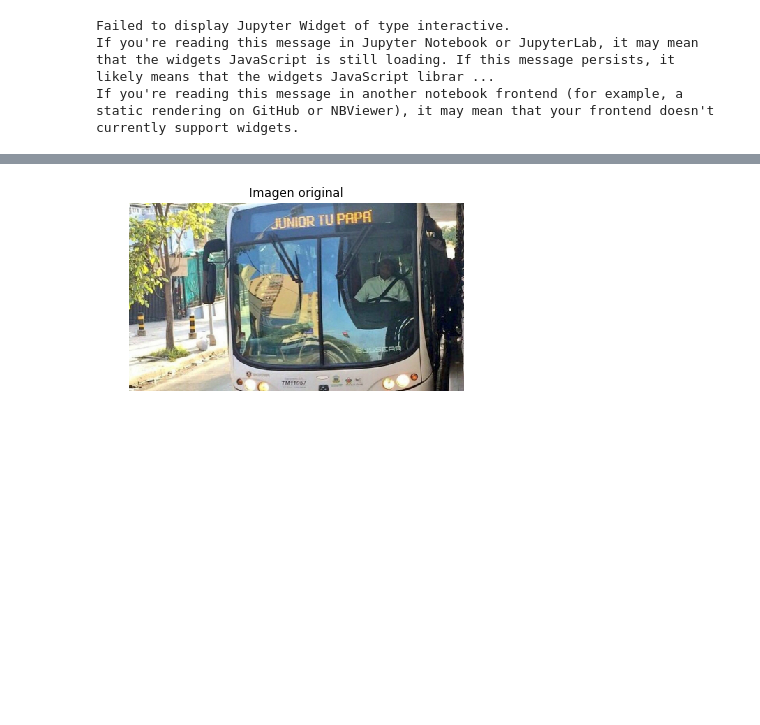
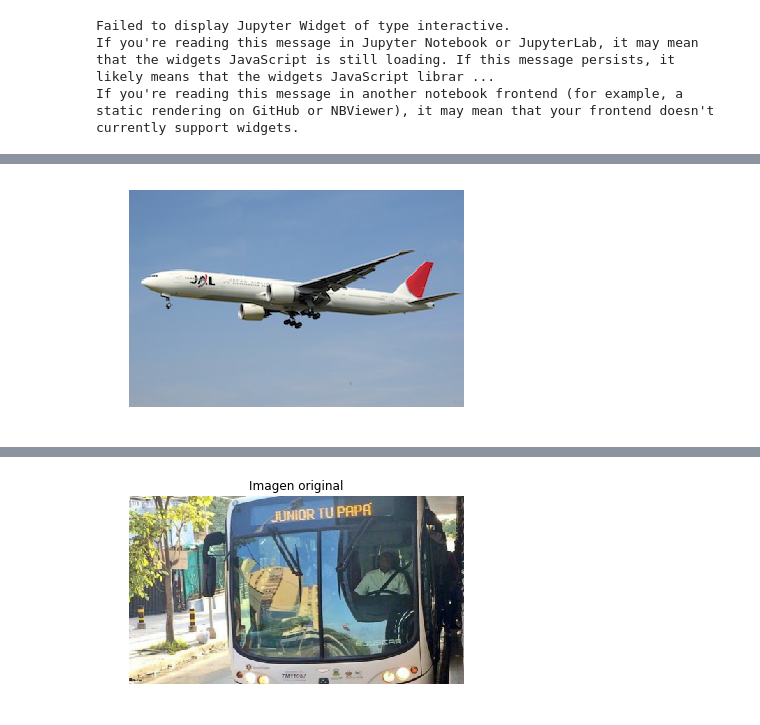
Before and after one commit to JorgeMartinezG/image-processing_workshop, a Jupyter notebook: Workshop.ipynb, the cells around one changed output, grey strips where cells are left out. Cells and saved outputs as stored; diff of their text form; code cells hidden in the pictures; blank space fills up the shorter version.

```diff
--- a/Workshop.ipynb
+++ b/Workshop.ipynb
@@ -201,0 +247,6 @@ If you're reading this message in another notebook frontend (for example, a stat
+# %%
+img_src = cv2.imread('images/airplane.jpg')
+img_src = cv2.cvtColor(img_src, cv2.COLOR_BGR2RGB)
+plt.imshow(img_src); plt.axis('off');
+# %% [output]
+[figure, added]
```
Also changed, not shown: parts of 11 cells of this notebook, 10 other files.
